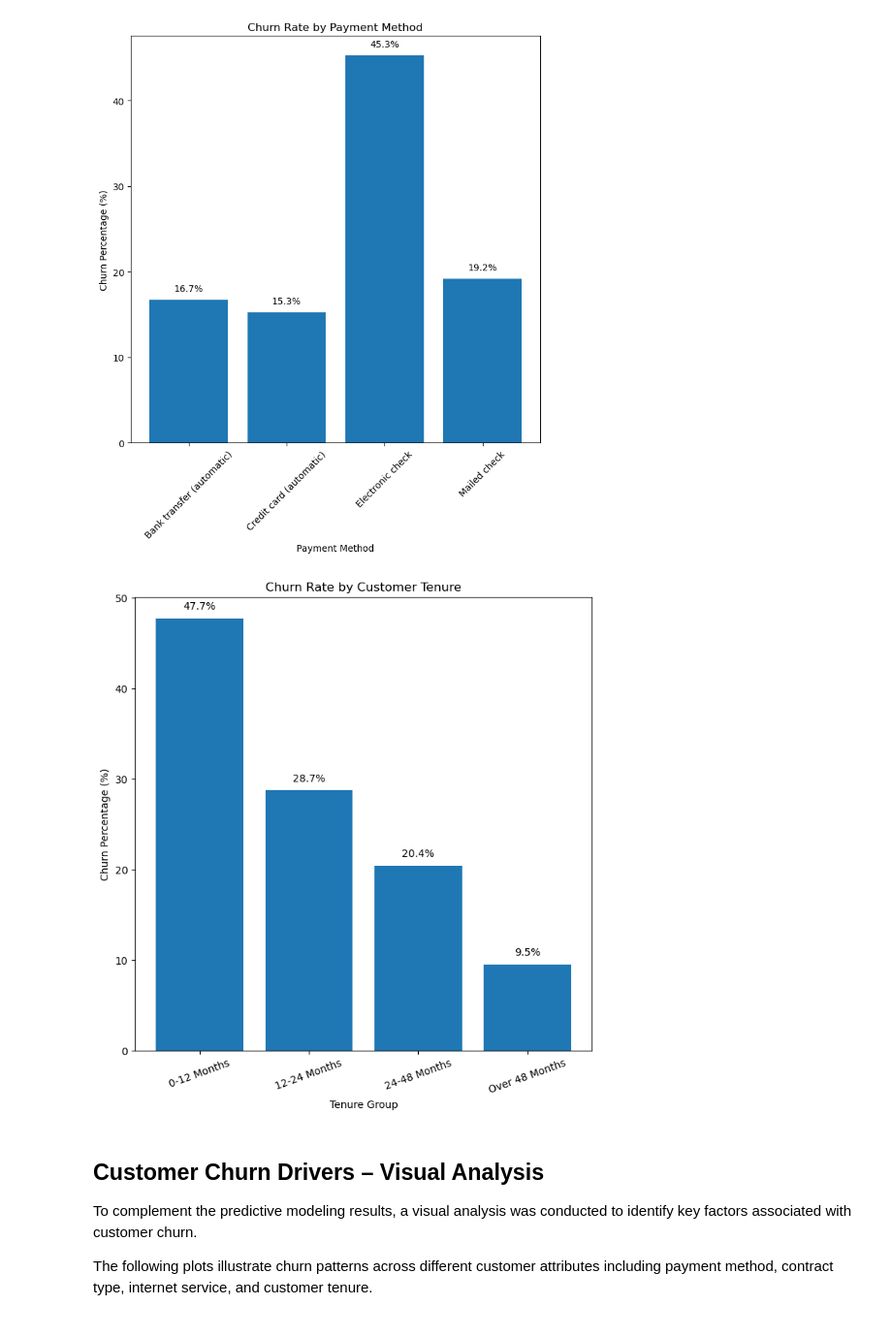
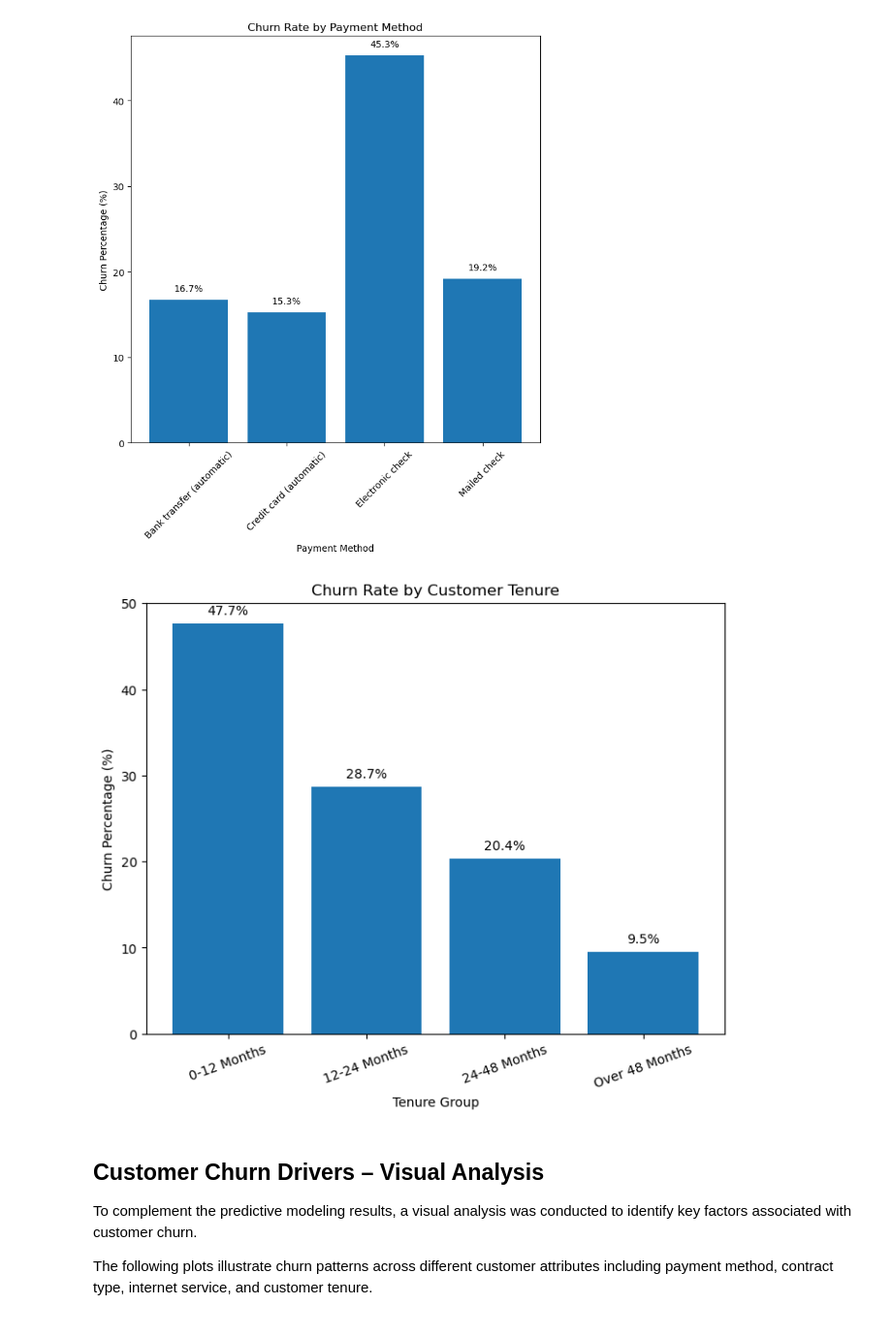
Before and after one commit to Pournima87/telecom-churn-intelligence, a Jupyter notebook: notebook/Customer Churn Prediction ML Project.ipynb, the cells around one changed output. Shown at 97% size. Saved outputs shown, nothing was run; the diff lists cells and outputs as text; code cells hidden in the pictures.

```diff
--- a/notebook/Customer Churn Prediction ML Project.ipynb
+++ b/notebook/Customer Churn Prediction ML Project.ipynb
@@ -1256,21 +1301,21 @@ plt.show()
 # %%
 # Churn Rate by Tenure Group
 tenure_churn = pd.crosstab(df['TenureGroup'], df['Churn'], normalize='index') * 100
 
-plt.figure(figsize=(8,8))
+plt.figure(figsize=(8,6))
 plt.bar(tenure_churn.index, tenure_churn[1])
 
 for i, v in enumerate(tenure_churn[1]):
     plt.text(i, v + 1, f"{v:.1f}%", ha='center')
 
 plt.xlabel("Tenure Group")
 plt.ylabel("Churn Percentage (%)")
 plt.title("Churn Rate by Customer Tenure")
 
 plt.xticks(rotation=20)
 plt.show()
 # %% [output]
-[figure, old version]
+[figure, new version]
 # %% [markdown]
 ## Customer Churn Drivers – Visual Analysis
 
```
Also changed, not shown: parts of 13 cells of this notebook, 1 other file.
